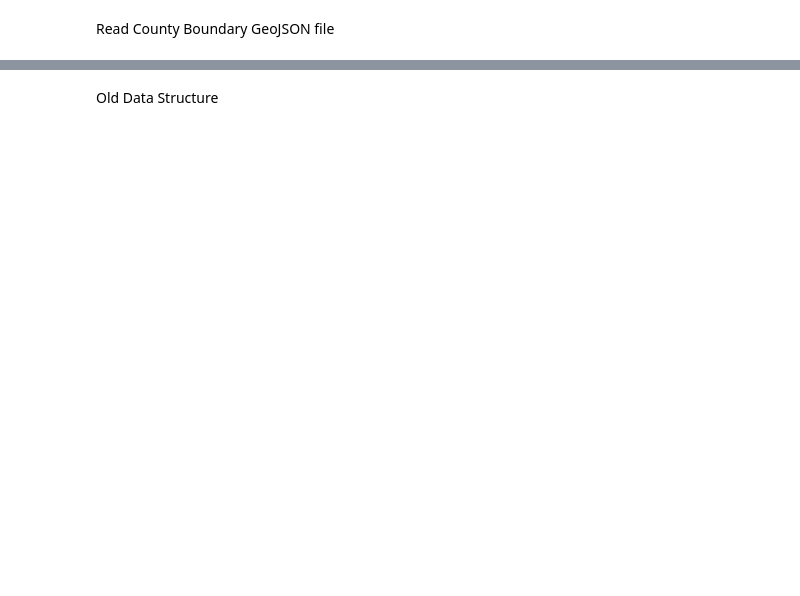
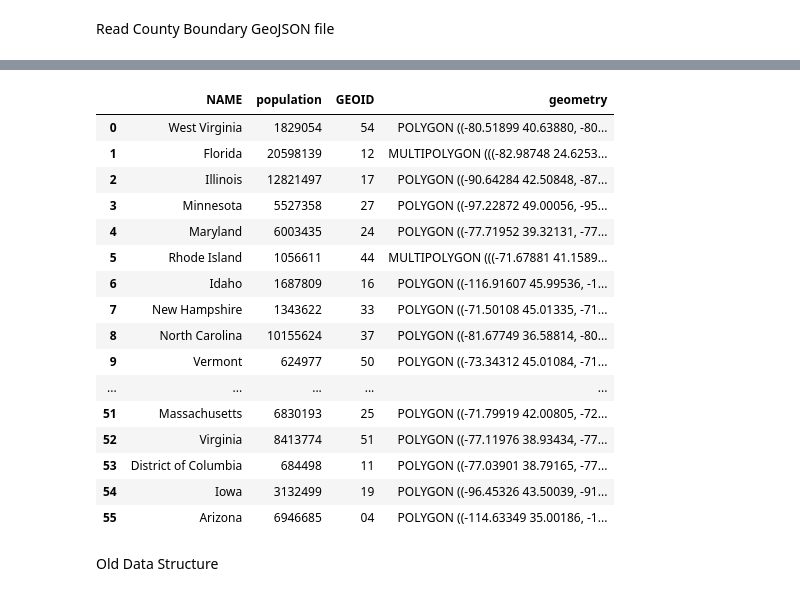
Before and after one commit to cybergis/wherecovid19_webapp, a Jupyter notebook: preprocessing/states_new.ipynb, the cells around one changed output, grey strips where cells are left out. Cells and saved outputs as stored; diff of their text form; code cells hidden in the pictures; blank space fills up the shorter version.

Commit message:
State Notebook updates; No NAN issue appears in state level data

```diff
--- a/preprocessing/states_new.ipynb
+++ b/preprocessing/states_new.ipynb
@@ -60,3 +154,23 @@ old_states_geojson_df.head(5)
+# %%
+old_states_geojson_df[['NAME','population','GEOID','geometry']]
+# %% [output]
+|  | NAME | population | GEOID | geometry |
+| 0 | West Virginia | 1829054 | 54 | POLYGON ((-80.51899 40.63880, -80... |
+| 1 | Florida | 20598139 | 12 | MULTIPOLYGON (((-82.98748 24.6253... |
+| 2 | Illinois | 12821497 | 17 | POLYGON ((-90.64284 42.50848, -87... |
+| 3 | Minnesota | 5527358 | 27 | POLYGON ((-97.22872 49.00056, -95... |
+| 4 | Maryland | 6003435 | 24 | POLYGON ((-77.71952 39.32131, -77... |
+| 5 | Rhode Island | 1056611 | 44 | MULTIPOLYGON (((-71.67881 41.1589... |
+| 6 | Idaho | 1687809 | 16 | POLYGON ((-116.91607 45.99536, -1... |
+| 7 | New Hampshire | 1343622 | 33 | POLYGON ((-71.50108 45.01335, -71... |
+| 8 | North Carolina | 10155624 | 37 | POLYGON ((-81.67749 36.58814, -80... |
+| 9 | Vermont | 624977 | 50 | POLYGON ((-73.34312 45.01084, -71... |
+| ... | ... | ... | ... | ... |
+| 51 | Massachusetts | 6830193 | 25 | POLYGON ((-71.79919 42.00805, -72... |
+| 52 | Virginia | 8413774 | 51 | POLYGON ((-77.11976 38.93434, -77... |
+| 53 | District of Columbia | 684498 | 11 | POLYGON ((-77.03901 38.79165, -77... |
+| 54 | Iowa | 3132499 | 19 | POLYGON ((-96.45326 43.50039, -91... |
+| 55 | Arizona | 6946685 | 04 | POLYGON ((-114.63349 35.00186, -1... |
 # %% [markdown]
 Old Data Structure
 # %%
```
Also changed, not shown: parts of 17 cells of this notebook, 1 other file.
